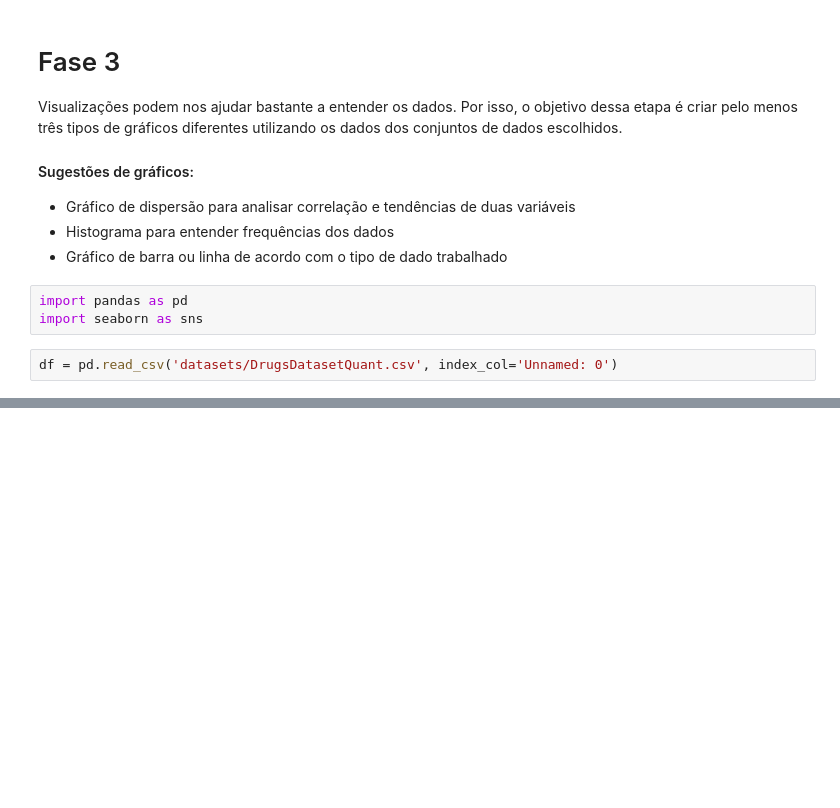
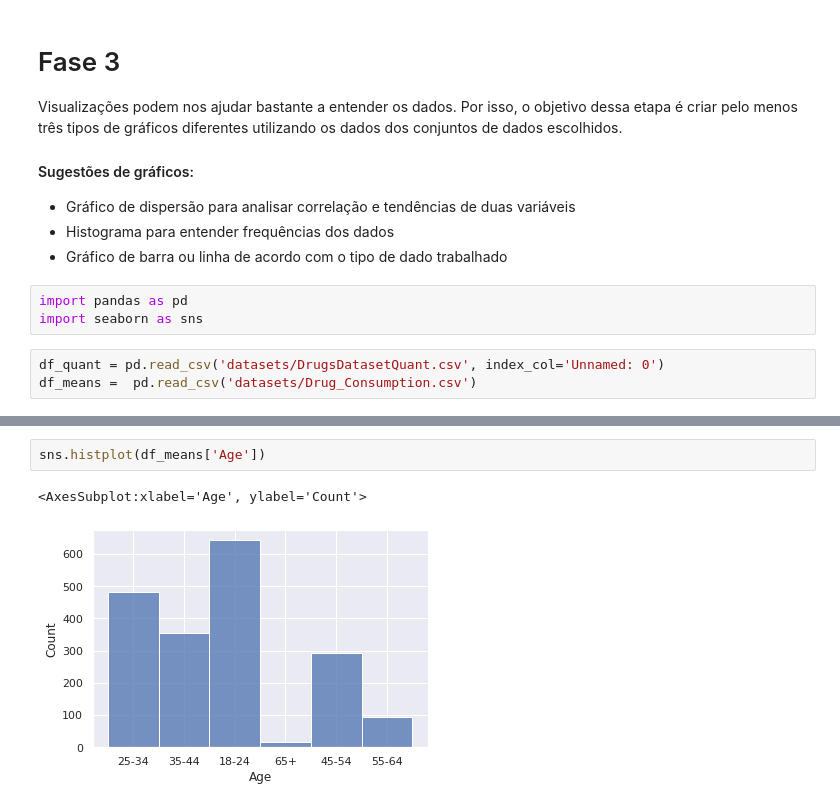
Before and after one commit to DevNataneto/ProjetoCDIA, a Jupyter notebook: datavis.ipynb, the cells around one changed output, grey strips where cells are left out. Cells and saved outputs as stored; diff of their text form; blank space fills up the shorter version.

```diff
--- a/datavis.ipynb
+++ b/datavis.ipynb
@@ -11,4 +11,5 @@ os dados dos conjuntos de dados escolhidos.
 import pandas as pd
 import seaborn as sns
 # %%
-df = pd.read_csv('datasets/DrugsDatasetQuant.csv', index_col='Unnamed: 0')
+df_quant = pd.read_csv('datasets/DrugsDatasetQuant.csv', index_col='Unnamed: 0')
+df_means =  pd.read_csv('datasets/Drug_Consumption.csv')
@@ -30,0 +32,5 @@ df
+# %%
+sns.histplot(df_means['Age'])
+# %% [output]
+<AxesSubplot:xlabel='Age', ylabel='Count'>
+[figure, added]
```
Also changed, not shown: parts of 14 cells of this notebook.
